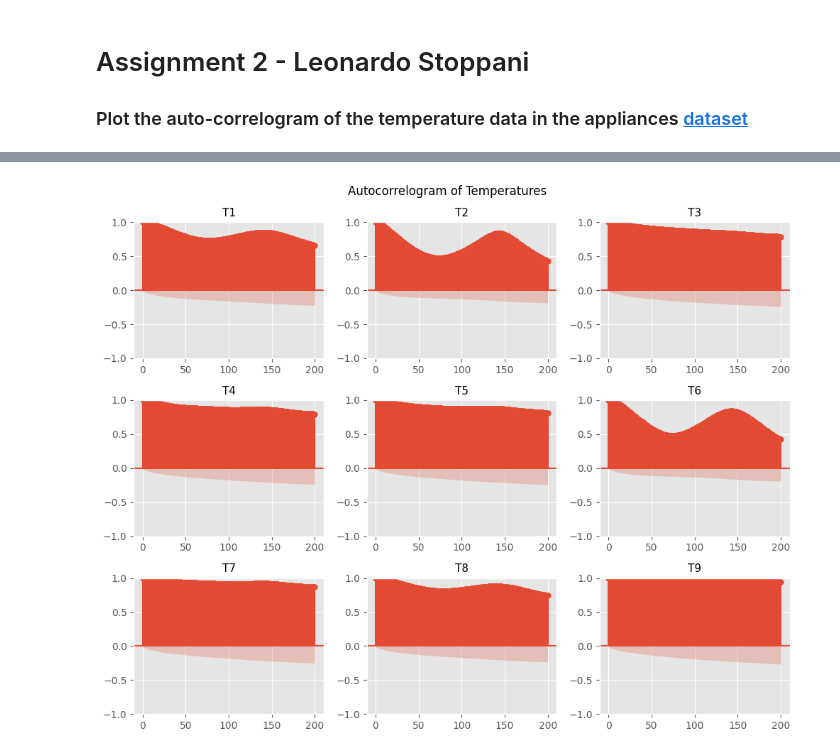
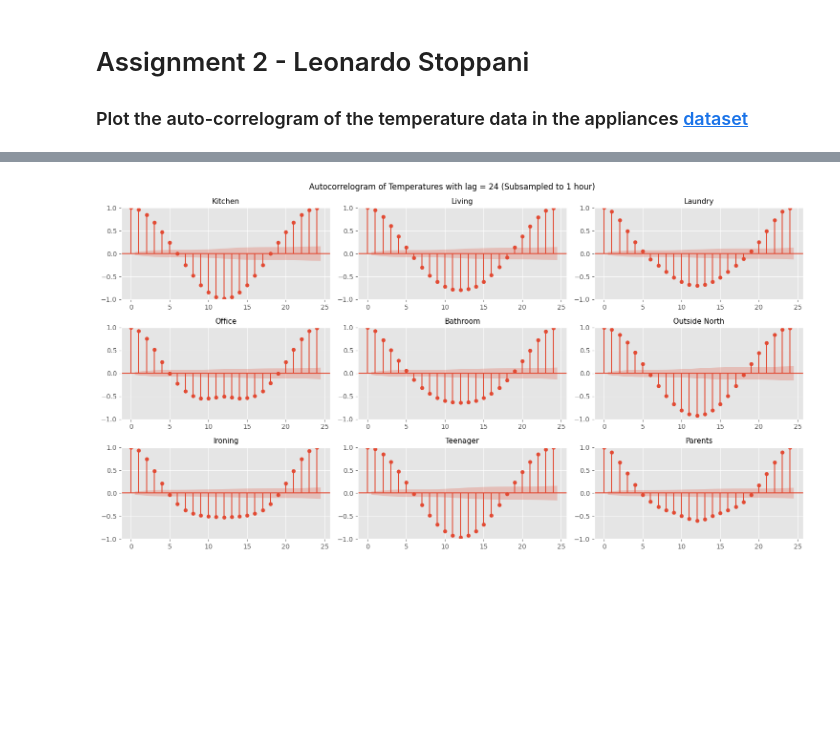
Before and after one commit to lilf4p/ispr-midterm, a Jupyter notebook: midterm1/appliances_analysis.ipynb, the cells around one changed output, grey strips where cells are left out. Saved outputs shown, nothing was run; the diff lists cells and outputs as text; code cells hidden in the pictures; blank space fills up the shorter version.

```diff
--- a/midterm1/appliances_analysis.ipynb
+++ b/midterm1/appliances_analysis.ipynb
@@ -6,7 +146,0 @@
-# %%
-# import the dataset
-import pandas as pd
-
-df = pd.read_csv(r'./energydata_complete.csv')
-print (df.head)
-print(df['T1'])
@@ -31,10 +173,8 @@ Name: T1, Length: 19735, dtype: float64
 # %%
-# plot data to understand best lag value (k)
-import matplotlib.pyplot as plt
-from statsmodels.graphics import tsaplots
-import numpy as np
+# plot autocorrelation
+#fig = tsaplots.plot_acf(data, lags = 200)
 
-figure, axis = plt.subplots(3, 3, figsize=(10, 8))
+figure, axis = plt.subplots(3, 3, figsize=(15, 8))
 plt.style.use("ggplot")
 
 k=0
@@ -42,14 +182,11 @@ for i in range(3):
     for j in range(3):
         k+=1
         data = df['T'+str(k)].to_numpy()
-        print(data)
-        axis[i,j].plot(data)
-        axis[i,j].set_title('T'+str(k), fontsize=11)
-        axis[i,j].set_xlabel("Time", fontsize=8)
-        axis[i,j].set_ylabel("Degree Celsius", fontsize=8)
+        decomposition = sm.tsa.seasonal_decompose(data, period=144)
+        tsaplots.plot_acf(data, lags = 144, ax=axis[i,j])
+        axis[i,j].set_title(sensors[k], fontsize=11)
 
-
-figure.suptitle("Temperatures Data")
+figure.suptitle("Autocorrelogram of Temperatures")
 figure.tight_layout()
 plt.show()
 # %% [output]
@@ -72,20 +196,24 @@ plt.show()
 # %%
-# plot autocorrelation
-#fig = tsaplots.plot_acf(data, lags = 200)
+# subsampling 6 row into 1 and take average temperature every hour
+df_sub = df.resample('60T').mean() # one line every hour
+#print(df_sub.head())
+#print(df_sub.info())
 
-figure, axis = plt.subplots(3, 3, figsize=(10, 8))
+figure, axis = plt.subplots(3, 3, figsize=(15, 8))
 plt.style.use("ggplot")
 
 k=0
 for i in range(3):
     for j in range(3):
         k+=1
-        data = df['T'+str(k)].to_numpy()
-        tsaplots.plot_acf(data, lags = 200, ax=axis[i,j])
-        axis[i,j].set_title('T'+str(k), fontsize=11)
+        data = df_sub['T'+str(k)].to_numpy()
+        # now we have 1 hour interval
+        decomposition = sm.tsa.seasonal_decompose(data, period=24) #1 week 168, 1 day 24, 1 month 720, 5 day 120
+        tsaplots.plot_acf(decomposition.seasonal, lags = 24, ax=axis[i,j])
+        axis[i,j].set_title(sensors[k], fontsize=11)
 
-figure.suptitle("Autocorrelogram of Temperatures")
+figure.suptitle("Autocorrelogram of Temperatures with lag = 24 (Subsampled to 1 hour)")
 figure.tight_layout()
 plt.show()
 # %% [output]
-[figure, old version]
+[figure, new version]
```
Also changed, not shown: parts of 20 cells of this notebook.
